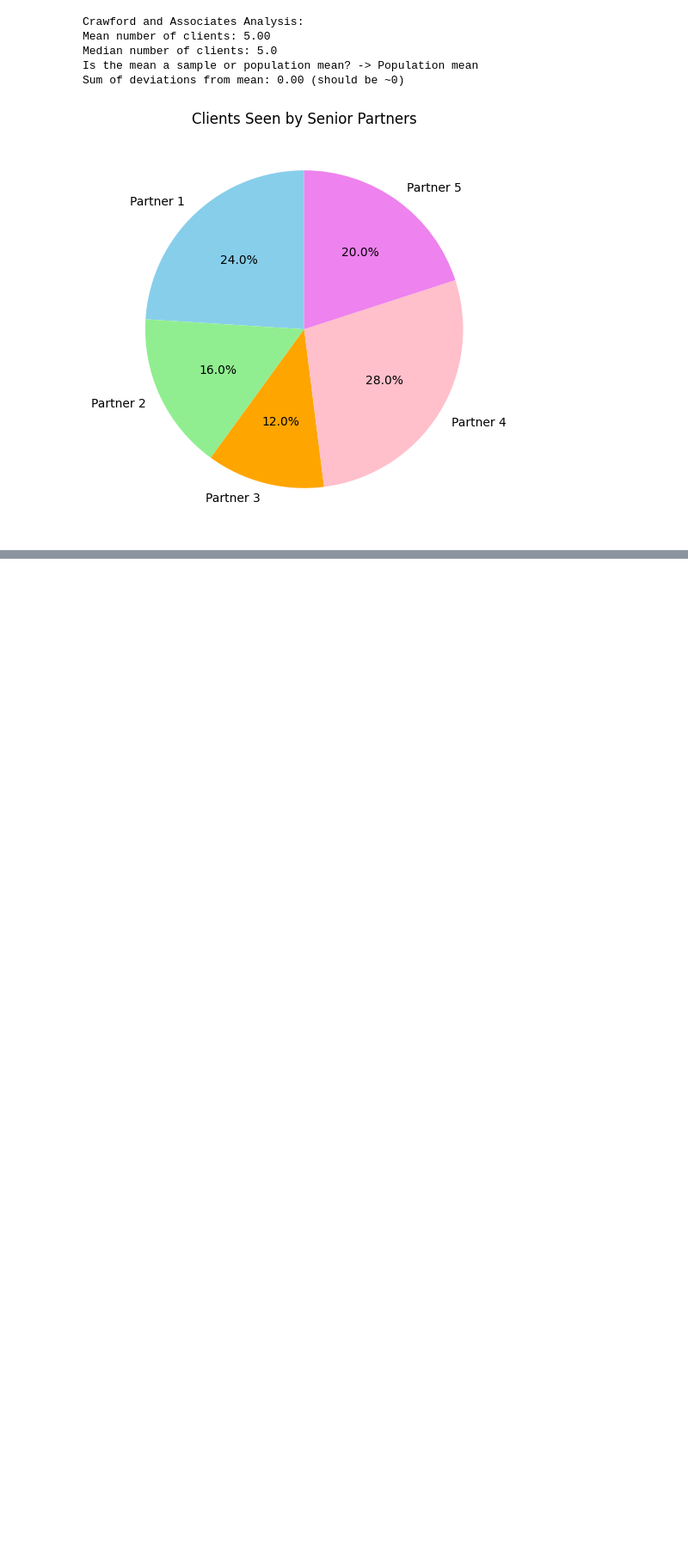
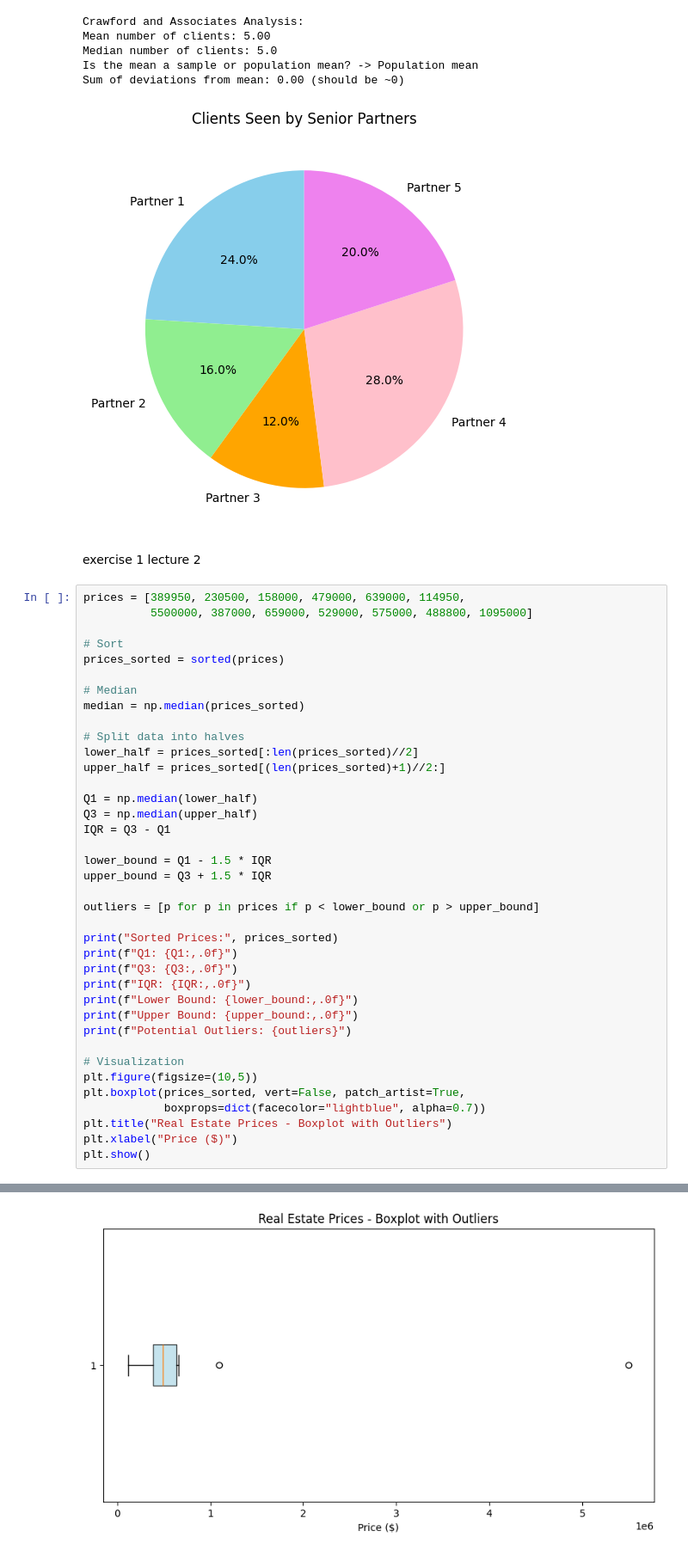
Before and after one commit to shovo896/Statictics-assignment, a Jupyter notebook: assignment.ipynb, the cells around one changed output, grey strips where cells are left out. Shown at 86% size. Saved outputs shown, nothing was run; the diff lists cells and outputs as text; blank space fills up the shorter version.

```diff
--- a/assignment.ipynb
+++ b/assignment.ipynb
@@ -590,3 +590,44 @@ Median number of clients: 5.0
 Is the mean a sample or population mean? -> Population mean
 Sum of deviations from mean: 0.00 (should be ~0)
 [figure]
+# %% [markdown]
+exercise 1 lecture 2
+# %%
+prices = [389950, 230500, 158000, 479000, 639000, 114950,
+          5500000, 387000, 659000, 529000, 575000, 488800, 1095000]
+
+# Sort
+prices_sorted = sorted(prices)
+
+# Median
+median = np.median(prices_sorted)
+
+# Split data into halves
+lower_half = prices_sorted[:len(prices_sorted)//2]
+upper_half = prices_sorted[(len(prices_sorted)+1)//2:]
+
+Q1 = np.median(lower_half)
+Q3 = np.median(upper_half)
+IQR = Q3 - Q1
+
+lower_bound = Q1 - 1.5 * IQR
+upper_bound = Q3 + 1.5 * IQR
+
+outliers = [p for p in prices if p < lower_bound or p > upper_bound]
+
+print("Sorted Prices:", prices_sorted)
+print(f"Q1: {Q1:,.0f}")
+print(f"Q3: {Q3:,.0f}")
+print(f"IQR: {IQR:,.0f}")
+print(f"Lower Bound: {lower_bound:,.0f}")
+print(f"Upper Bound: {upper_bound:,.0f}")
+print(f"Potential Outliers: {outliers}")
+
+# Visualization
+plt.figure(figsize=(10,5))
+plt.boxplot(prices_sorted, vert=False, patch_artist=True,
+            boxprops=dict(facecolor="lightblue", alpha=0.7))
+plt.title("Real Estate Prices - Boxplot with Outliers")
+plt.xlabel("Price ($)")
+plt.show()
+# %% [output]
@@ -592,0 +641 @@ Sum of deviations from mean: 0.00 (should be ~0)
+[figure, added]
```
Also changed, not shown: parts of 1 cell of this notebook.
